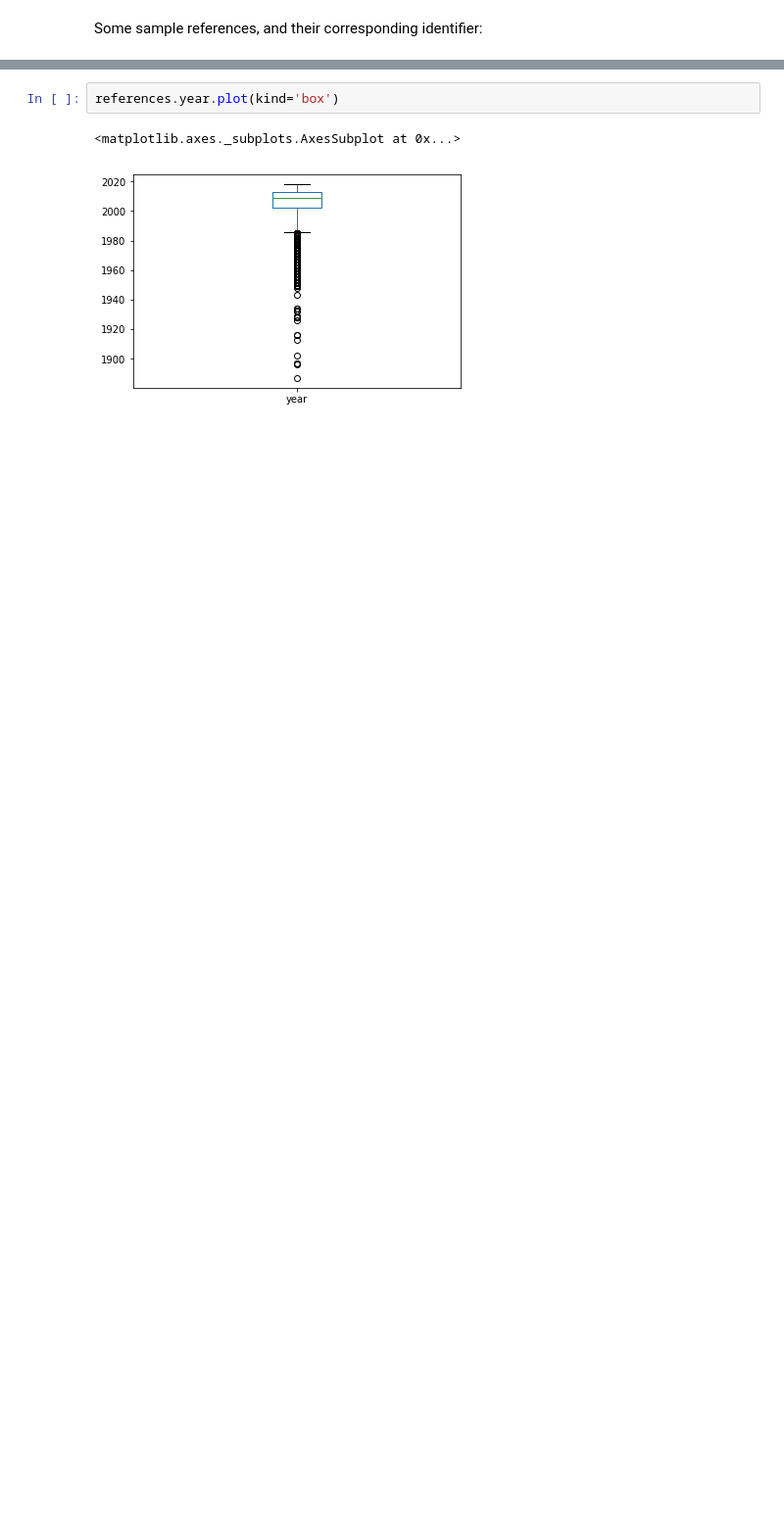
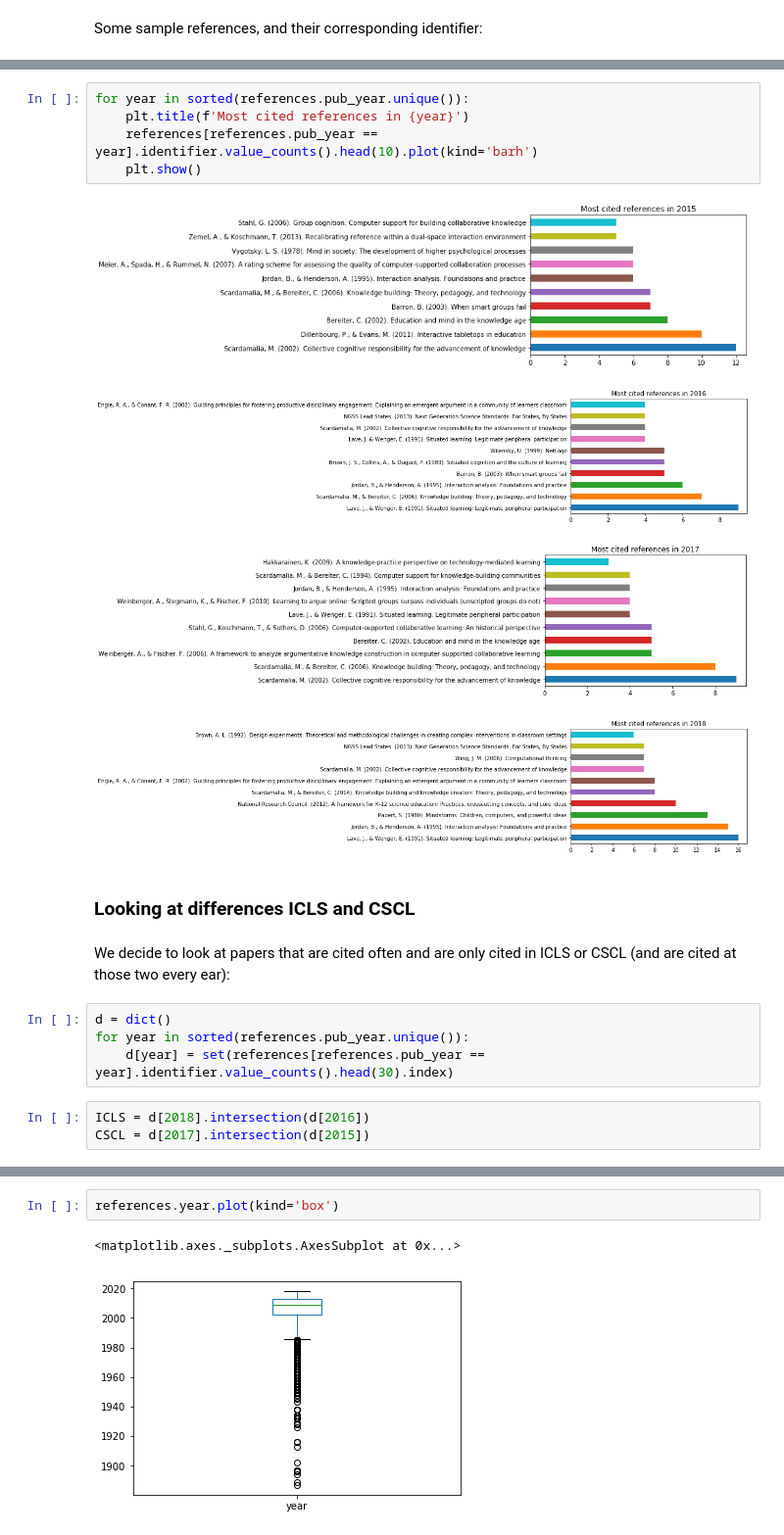
Before and after one commit to nourabassi/semester-project, a Jupyter notebook: Data exploration - References.ipynb, the cells around one changed output, grey strips where cells are left out. Shown at 98% size. Drawn from its saved outputs; the diff is of its cells as text; blank space fills up the shorter version.

```diff
--- a/Data exploration - References.ipynb
+++ b/Data exploration - References.ipynb
@@ -120,0 +70,21 @@ reference_edges.sample(2)
+# %%
+for year in sorted(references.pub_year.unique()):
+    plt.title(f'Most cited references in {year}')
+    references[references.pub_year == year].identifier.value_counts().head(10).plot(kind='barh')
+    plt.show()
+# %% [output]
+[figure, added]
+[figure, added]
+[figure, added]
+[figure, added]
+# %% [markdown]
+### Looking at differences ICLS and CSCL
+# %% [markdown]
+We decide to look at papers that are cited often and are only cited in ICLS or CSCL (and are cited at those two every ear):
+# %%
+d = dict()
+for year in sorted(references.pub_year.unique()):
+    d[year] = set(references[references.pub_year == year].identifier.value_counts().head(30).index)
+# %%
+ICLS = d[2018].intersection(d[2016])
+CSCL = d[2017].intersection(d[2015])
```
Also changed, not shown: parts of 69 cells of this notebook, 13 other files.
